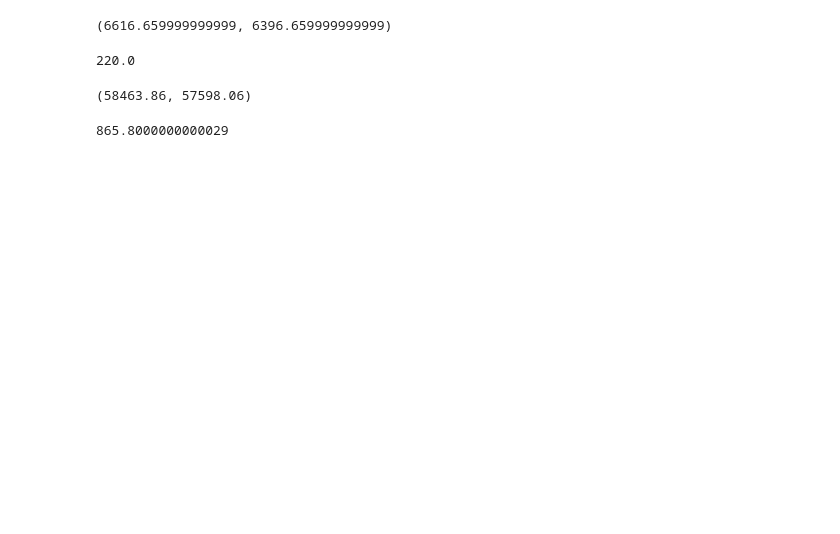
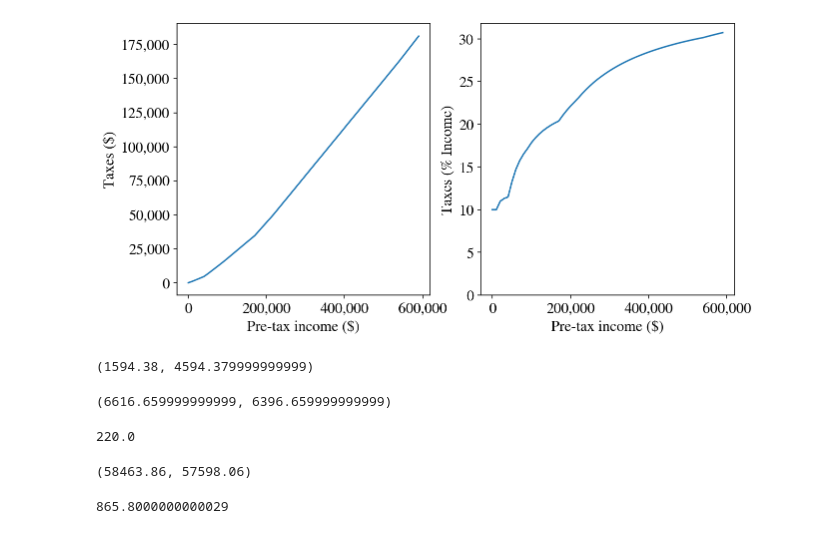
Before and after one commit to sbooeshaghi/health-insurance, a Jupyter notebook: healthcare_costs.ipynb, the cells around one changed output. Saved outputs shown, nothing was run; the diff lists cells and outputs as text; code cells hidden in the pictures; blank space fills up the shorter version.

```diff
--- a/healthcare_costs.ipynb
+++ b/healthcare_costs.ipynb
@@ -60,6 +60,43 @@ def tax(income, deduction):
 assert tax(income, 0) == (10_275 - 0)*0.1 + (41_775 - 10_276)*0.12 + (income - 41_776)*0.22
 assert tax(income, 666) == (10_275 - 0)*0.1 + (41_775 - 10_276)*0.12 + (income-666 - 41_776)*0.22
 assert tax(income, 1776) == (10_275 - 0)*0.1 + (41_775 - 10_276)*0.12 + (income-1776 - 41_776)*0.22
+# %%
+fig, axs = plt.subplots(figsize=(10,5), ncols=2)
+
+x = np.arange(1, 600_000, 10_000)
+
+ax = axs[0]
+y = np.array([tax(i, 0) for i in x])
+
+ax.plot(x, y)#y/x*100)
+
+ax.xaxis.set_major_formatter(mpl.ticker.StrMethodFormatter('{x:,.0f}'))
+ax.yaxis.set_major_formatter(mpl.ticker.StrMethodFormatter('{x:,.0f}'))
+ax.set(**{
+    "xlabel": "Pre-tax income ($)",
+    "ylabel": "Taxes ($)"
+})
+
+ax = axs[1]
+y = y/x*100
+
+ax.plot(x, y)
+
+ax.xaxis.set_major_formatter(mpl.ticker.StrMethodFormatter('{x:,.0f}'))
+ax.yaxis.set_major_formatter(mpl.ticker.StrMethodFormatter('{x:,.0f}'))
+ax.set(**{
+    "xlabel": "Pre-tax income ($)",
+    "ylabel": "Taxes (% Income)",
+    "ylim": 0
+})
+
+fig.show()
+# %% [output]
+[figure, added]
+# %%
+tax(15_000, 0), tax(40_000, 0)
+# %% [output]
+(1594.38, 4594.379999999999)
 # %%
 tax(50_000, 0), tax(50_000, 1_000)
 # %% [output]
```
Also changed, not shown: parts of 7 cells of this notebook.
